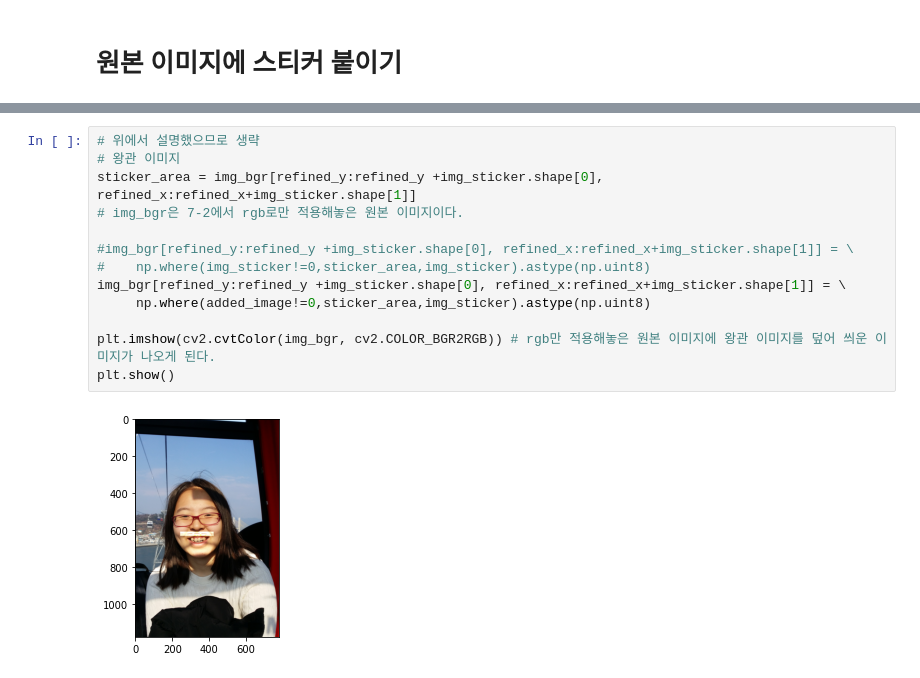
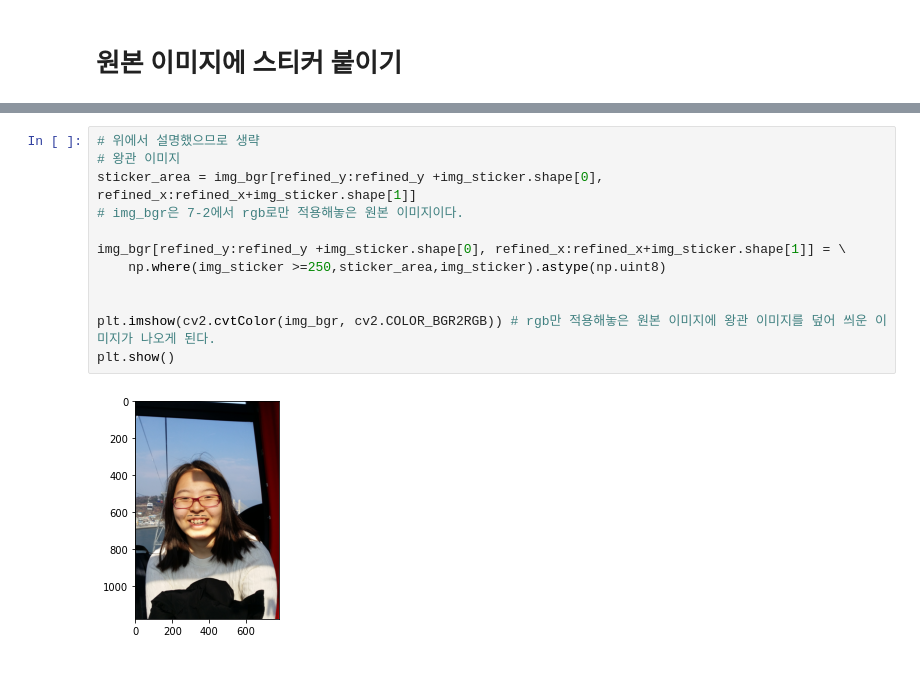
Before and after one commit to YSKIM-moya/AIFFEL_quest_rs, a Jupyter notebook: Exploration/Ex03/cat_sticker_addweight.ipynb, the cells around one changed output, grey strips where cells are left out. Cells and saved outputs as stored; diff of their text form.

Commit message:
cat_sticker

```diff
--- a/Exploration/Ex03/cat_sticker_addweight.ipynb
+++ b/Exploration/Ex03/cat_sticker_addweight.ipynb
@@ -269,15 +249,14 @@ plt.show()
 # %%
 # 위에서 설명했으므로 생략
 # 왕관 이미지
 sticker_area = img_bgr[refined_y:refined_y +img_sticker.shape[0], refined_x:refined_x+img_sticker.shape[1]]
 # img_bgr은 7-2에서 rgb로만 적용해놓은 원본 이미지이다.
 
-#img_bgr[refined_y:refined_y +img_sticker.shape[0], refined_x:refined_x+img_sticker.shape[1]] = \
-#    np.where(img_sticker!=0,sticker_area,img_sticker).astype(np.uint8)
 img_bgr[refined_y:refined_y +img_sticker.shape[0], refined_x:refined_x+img_sticker.shape[1]] = \
-     np.where(added_image!=0,sticker_area,img_sticker).astype(np.uint8)
+    np.where(img_sticker >=250,sticker_area,img_sticker).astype(np.uint8)
+
 
 plt.imshow(cv2.cvtColor(img_bgr, cv2.COLOR_BGR2RGB)) # rgb만 적용해놓은 원본 이미지에 왕관 이미지를 덮어 씌운 이미지가 나오게 된다.
 plt.show()
 # %% [output]
-[figure, old version]
+[figure, new version]
```
Also changed, not shown: parts of 9 cells of this notebook, 1 other file.
